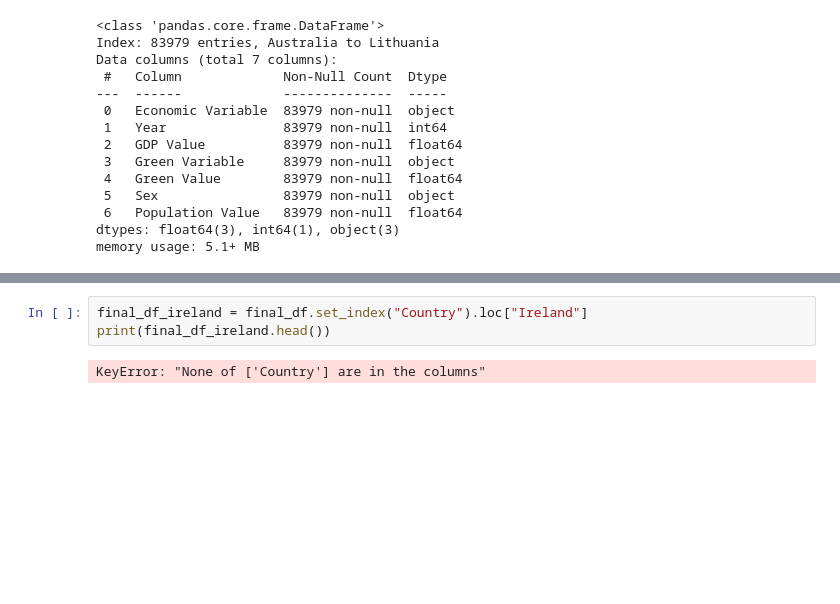
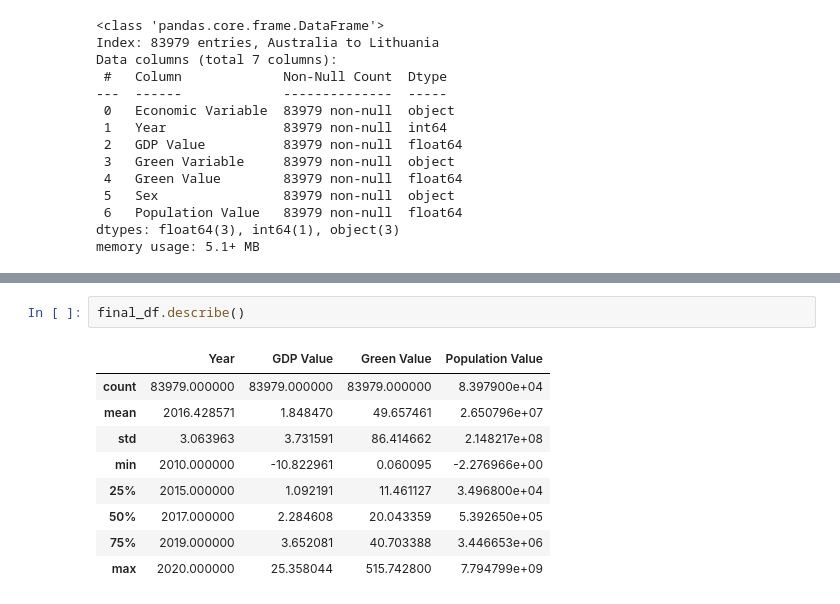
Before and after one commit to BoSuto/Data-analysis-for-business-March-2022-, a Jupyter notebook: Population, Economics & Green Growth.ipynb, the cells around one changed output, grey strips where cells are left out. Cells and saved outputs as stored; diff of their text form; blank space fills up the shorter version.

```diff
--- a/Population, Economics & Green Growth.ipynb
+++ b/Population, Economics & Green Growth.ipynb
@@ -844,8 +844,15 @@ final_df.head()
 | Australia | Gross domestic product, volume, g... | 2010 | 2.448044 | PA_TERRESTRIAL | 11.461127 | Total | 22031750.0 |
 | Australia | Gross domestic product, volume, g... | 2010 | 2.448044 | PA_TERRESTRIAL | 11.461127 | Women | 707690.0 |
 | Australia | Gross domestic product, volume, g... | 2010 | 2.448044 | PA_TERRESTRIAL | 11.461127 | Men | 746322.0 |
-# %%
-final_df_ireland = final_df.set_index("Country").loc["Ireland"]
-print(final_df_ireland.head())
-# %% [output]
-KeyError: "None of ['Country'] are in the columns"
+# %%
+final_df.describe()
+# %% [output]
+|  | Year | GDP Value | Green Value | Population Value |
+| count | 83979.000000 | 83979.000000 | 83979.000000 | 8.397900e+04 |
+| mean | 2016.428571 | 1.848470 | 49.657461 | 2.650796e+07 |
+| std | 3.063963 | 3.731591 | 86.414662 | 2.148217e+08 |
+| min | 2010.000000 | -10.822961 | 0.060095 | -2.276966e+00 |
+| 25% | 2015.000000 | 1.092191 | 11.461127 | 3.496800e+04 |
+| 50% | 2017.000000 | 2.284608 | 20.043359 | 5.392650e+05 |
+| 75% | 2019.000000 | 3.652081 | 40.703388 | 3.446653e+06 |
+| max | 2020.000000 | 25.358044 | 515.742800 | 7.794799e+09 |
```
Also changed, not shown: parts of 5 cells of this notebook.
